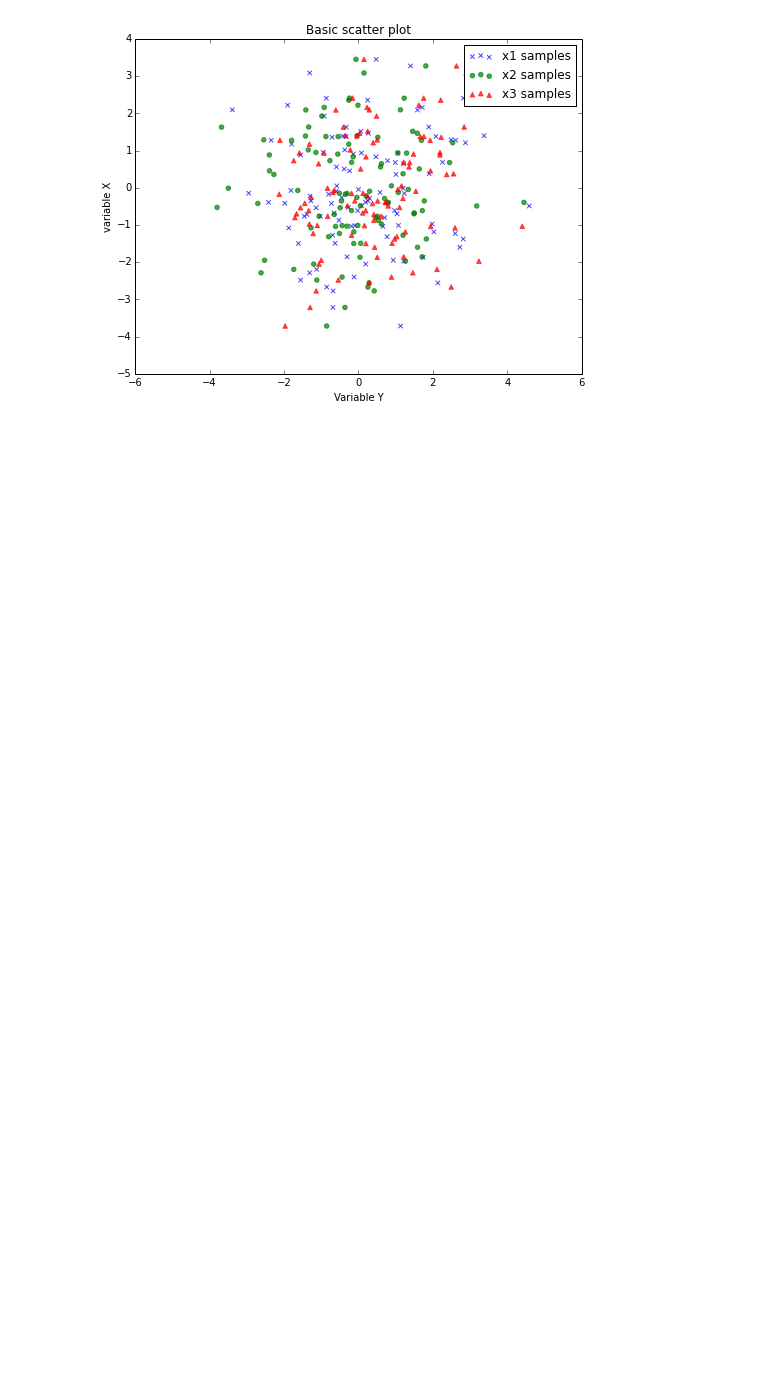
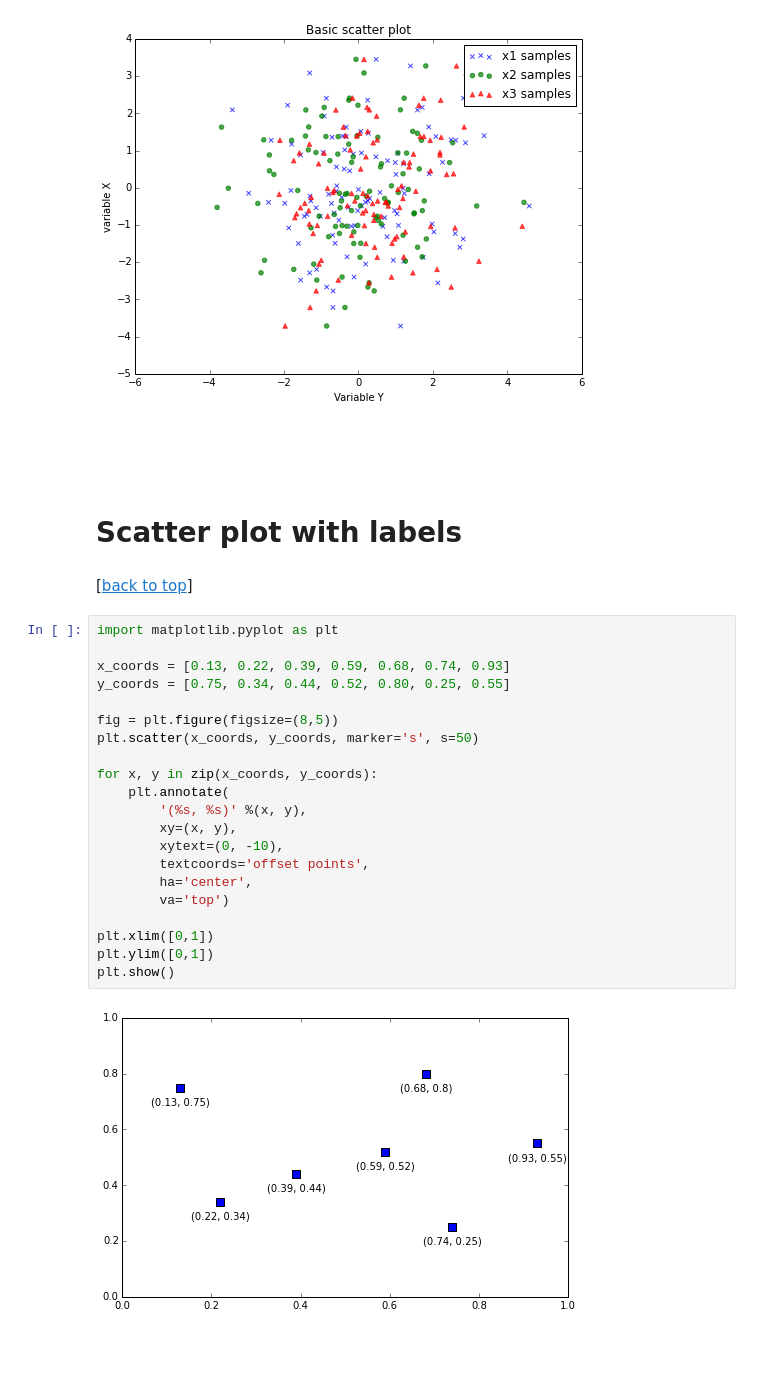
Before and after one commit to rasbt/matplotlib-gallery, a Jupyter notebook: ipynb/scatterplots.ipynb, the cells around one changed output. Drawn from its saved outputs; the diff is of its cells as text; blank space fills up the shorter version.

Commit message:
scatter plot w labels

```diff
--- a/ipynb/scatterplots.ipynb
+++ b/ipynb/scatterplots.ipynb
@@ -63,6 +64,36 @@ plt.legend(loc='upper right')
 plt.show()
 # %% [output]
 [figure]
+# %% [markdown]
+<br>
+<br>
+# %% [markdown]
+# Scatter plot with labels
+# %% [markdown]
+[[back to top](#Sections)]
+# %%
+import matplotlib.pyplot as plt
+
+x_coords = [0.13, 0.22, 0.39, 0.59, 0.68, 0.74, 0.93]
+y_coords = [0.75, 0.34, 0.44, 0.52, 0.80, 0.25, 0.55]
+
+fig = plt.figure(figsize=(8,5))
+plt.scatter(x_coords, y_coords, marker='s', s=50)
+
+for x, y in zip(x_coords, y_coords):
+    plt.annotate(
+        '(%s, %s)' %(x, y),
+        xy=(x, y),
+        xytext=(0, -10),
+        textcoords='offset points',
+        ha='center',
+        va='top')
+
+plt.xlim([0,1])
+plt.ylim([0,1])
+plt.show()
+# %% [output]
+[figure, added]
 # %% [markdown]
 <br>
 <br>
```
Also changed, not shown: parts of 2 cells of this notebook, 1 other file.
